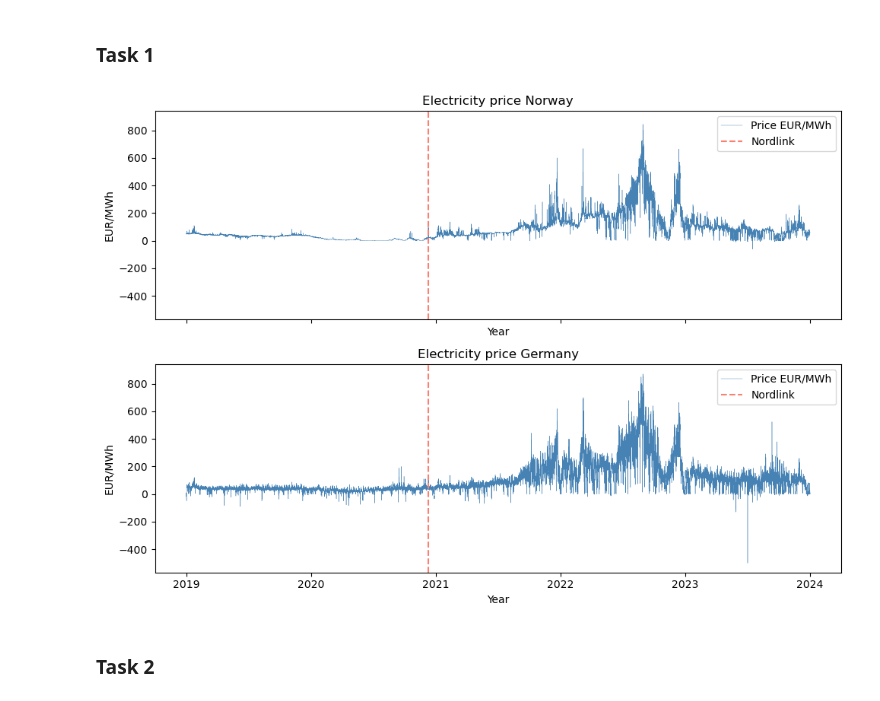
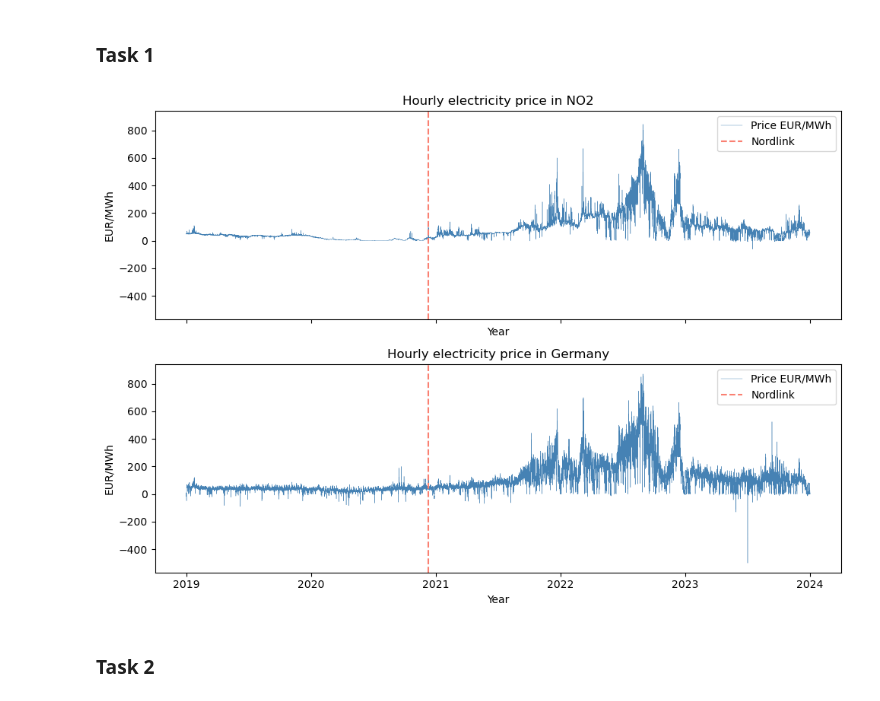
Before and after one commit to AndreasNoklebye/TECH2-Exam, a Jupyter notebook: exam-tech2.ipynb, the cells around one changed output. Drawn from its saved outputs; the diff is of its cells as text; code cells hidden in the pictures.

```diff
--- a/exam-tech2.ipynb
+++ b/exam-tech2.ipynb
@@ -9,19 +9,19 @@ import matplotlib.pyplot as plt
 # %% [markdown]
 ### Importing dataset 1: DayAheadPrices
 # %%
-data = []
+data = []                                                                               # Creates a empty list.
 
-DATA_PATH = './data/DayAheadPrices_12.1.D'
+DATA_PATH = './data/DayAheadPrices_12.1.D'                                              # The data path to dataset 1: DayAheadPrices..
 
-files = glob.glob(f'{DATA_PATH}/*')
+files = glob.glob(f'{DATA_PATH}/*')                                                     # Using glob.glob and the wildcard * to add all datafiles .
 
-for file in files:
-    fn = pd.read_csv(file, sep ='\t', parse_dates=['DateTime'], index_col='DateTime')
-    data.append(fn)
+for file in files:                                                                      # Using a for loop to loop through the datafiles found with glob.glob.
+    fn = pd.read_csv(file, sep ='\t', parse_dates=['DateTime'], index_col='DateTime')   # Reads the csv file, parsing datetime string into datetime objects, and adding 'DateTime' as the index.
+    data.append(fn)                                                                     # Appending the dataframe to the list data.
 
-df = pd.concat(data).sort_index()
-df = df[['ResolutionCode','MapCode','Price']]
-df = df.query('MapCode == "NO2" or MapCode == "DE_LU" and ResolutionCode == "PT60M"')
+df = pd.concat(data).sort_index(ascending=True)                                         # Mergin all the data creating one dataFrame, also sorts the DateTime index.
+df = df[['ResolutionCode','MapCode','Price']]                                           # Restricting the dataframe to the relevant colums.
+df = df.query('MapCode == "NO2" or MapCode == "DE_LU" and ResolutionCode == "PT60M"')   # Further restricting the data to only NO2 and germany, and hourly observations.
 df
 # %% [output]
 |  | ResolutionCode | MapCode | Price |
@@ -74,27 +76,27 @@ df2
 # %% [markdown]
 ### Task 1
 # %%
-fig1, axes = plt.subplots(2,1, sharex=True, sharey=True, figsize=(10,7))                    # Creates subplots
+fig1, axes = plt.subplots(2,1, sharex=True, sharey=True, figsize=(10,7))                    # Creates subplots.
 
-Country = ['Norway', 'Germany']                                                             # List of the two countries
+Country = ['NO2', 'Germany']                                                                # List of the two countries.
 
-xvalues = df.index.drop_duplicates()                                                        # Gets the x-values for the plots, removes duplicates
-yvalues0 = df[df['MapCode'] == 'NO2']['Price']                                              # Gets the y-values for Norway
-yvalues1 = df[df['MapCode'] == 'DE_LU']['Price']                                            # Gets the y-values for Germany
+xvalues = df.index.drop_duplicates()                                                        # Gets the x-values for the plots, removes duplicates.
+yvalues0 = df[df['MapCode'] == 'NO2']['Price']                                              # Gets the y-values for Norway.
+yvalues1 = df[df['MapCode'] == 'DE_LU']['Price']                                            # Gets the y-values for Germany.
 
-yvalues = [yvalues0, yvalues1]                                                              # Puts the yvalues in a list together
+yvalues = [yvalues0, yvalues1]                                                              # Puts the yvalues in a list together.
 
-for i in range(2):                                                                          # For loop creating the two subplots
-    axes[i].plot(xvalues, yvalues[i], lw=0.3, label='Price EUR/MWh', c='steelblue')         # Plots the electricity graph
-    axes[i].axvline(pd.to_datetime('2020-12-09'), ls='--', c='salmon', label='Nordlink')    # Plots the vertical line for opening of Nordlink
-    axes[i].set_title(f'Electricity price {Country[i]}')
+for i in range(2):                                                                          # For loop creating the two subplots.
+    axes[i].plot(xvalues, yvalues[i], lw=0.3, label='Price EUR/MWh', c='steelblue')         # Plots the electricity graph.
+    axes[i].axvline(pd.to_datetime('2020-12-09'), ls='--', c='salmon', label='Nordlink')    # Plots the vertical line for opening of Nordlink.
+    axes[i].set_title(f'Hourly electricity price in {Country[i]}')
     axes[i].set_xlabel('Year')
     axes[i].set_ylabel('EUR/MWh')
     axes[i].legend()
 
-plt.tight_layout()                                                                          # Adjust the layout
+plt.tight_layout()                                                                          # Adjusting the layout.
 # %% [output]
-[figure, old version]
+[figure, new version]
 # %% [markdown]
 ### Task 2
 # %%
```
Also changed, not shown: parts of 7 cells of this notebook.
